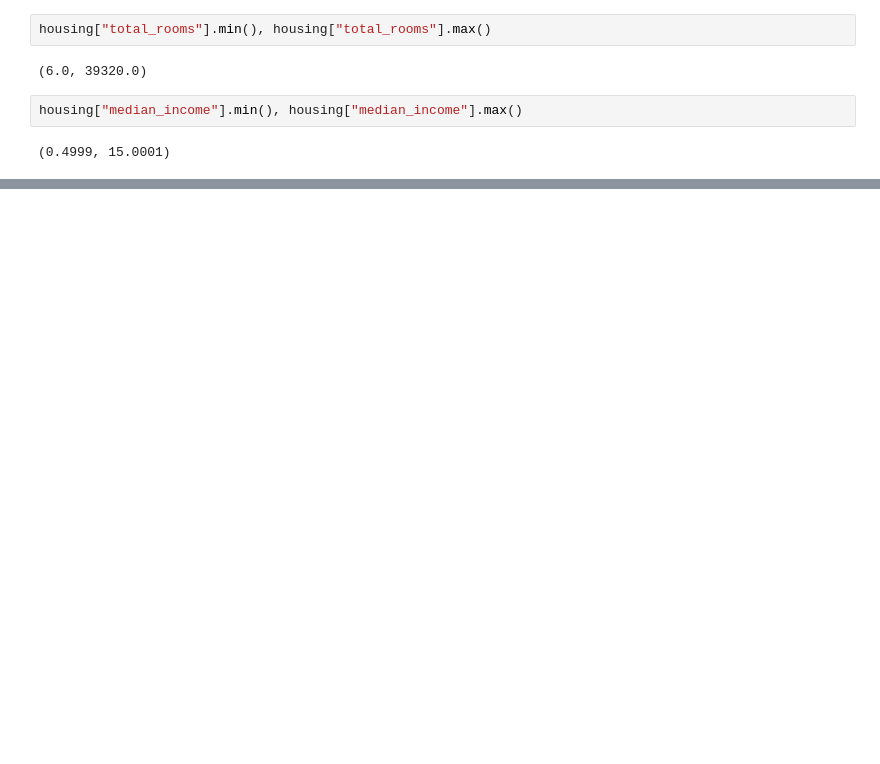
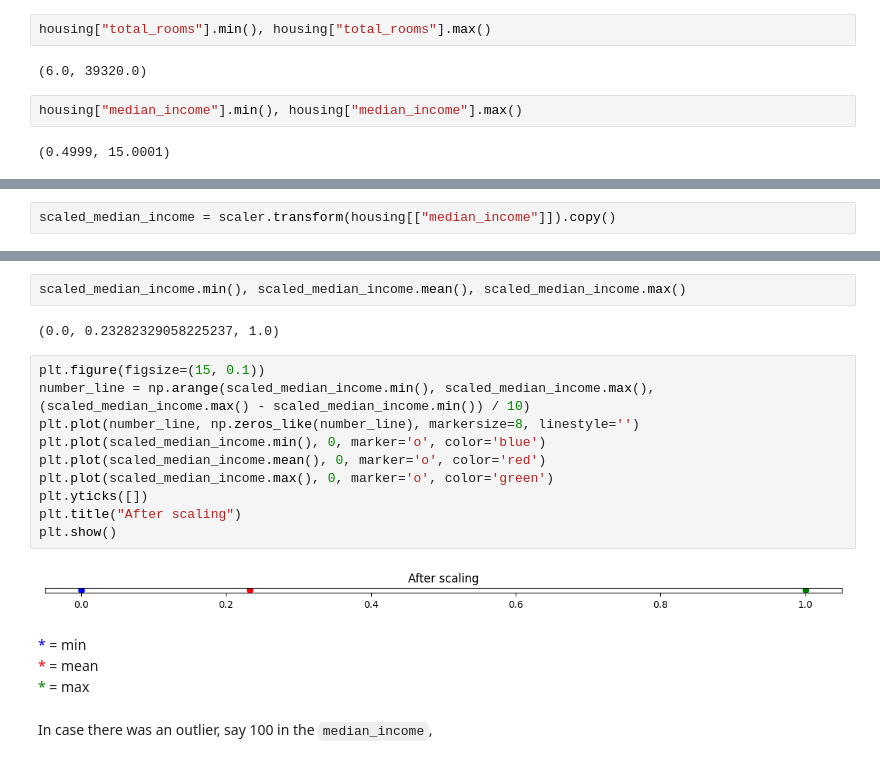
Before and after one commit to anand-murthy-r/MachineLearning101, a Jupyter notebook: learn.ipynb, the cells around one changed output, grey strips where cells are left out. Drawn from its saved outputs; the diff is of its cells as text; blank space fills up the shorter version.

```diff
--- a/learn.ipynb
+++ b/learn.ipynb
@@ -785,0 +851,2 @@ housing["median_income"].min(), housing["median_income"].max()
+# %%
+scaled_median_income = scaler.transform(housing[["median_income"]]).copy()
@@ -785,0 +863,22 @@ housing["median_income"].min(), housing["median_income"].max()
+# %%
+scaled_median_income.min(), scaled_median_income.mean(), scaled_median_income.max()
+# %% [output]
+(0.0, 0.23282329058225237, 1.0)
+# %%
+plt.figure(figsize=(15, 0.1))
+number_line = np.arange(scaled_median_income.min(), scaled_median_income.max(), (scaled_median_income.max() - scaled_median_income.min()) / 10)
+plt.plot(number_line, np.zeros_like(number_line), markersize=8, linestyle='')
+plt.plot(scaled_median_income.min(), 0, marker='o', color='blue')
+plt.plot(scaled_median_income.mean(), 0, marker='o', color='red')
+plt.plot(scaled_median_income.max(), 0, marker='o', color='green')
+plt.yticks([])
+plt.title("After scaling")
+plt.show()
+# %% [output]
+[figure, added]
+# %% [markdown]
+<font color="blue"> * </font> = min <br>
+<font color="red"> * </font> = mean <br>
+<font color="green"> * </font> = max
+# %% [markdown]
+In case there was an outlier, say 100 in the `median_income`,
```
Also changed, not shown: parts of 30 cells of this notebook.
